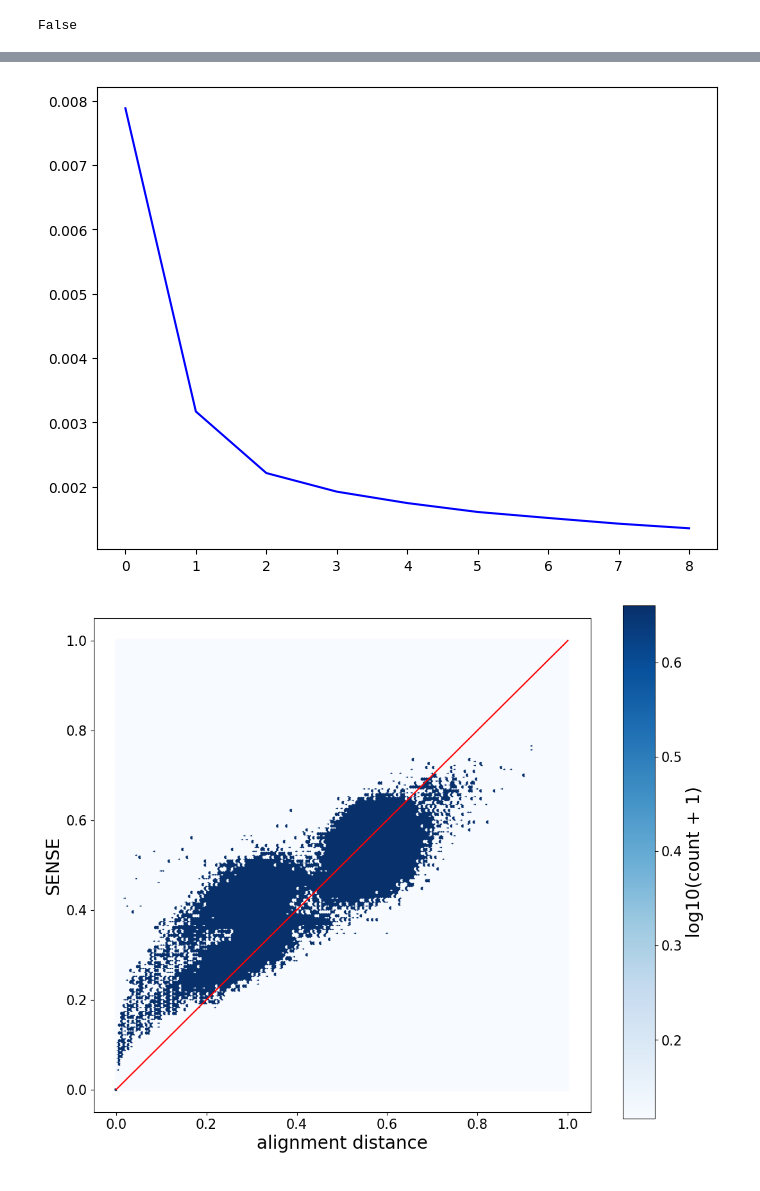
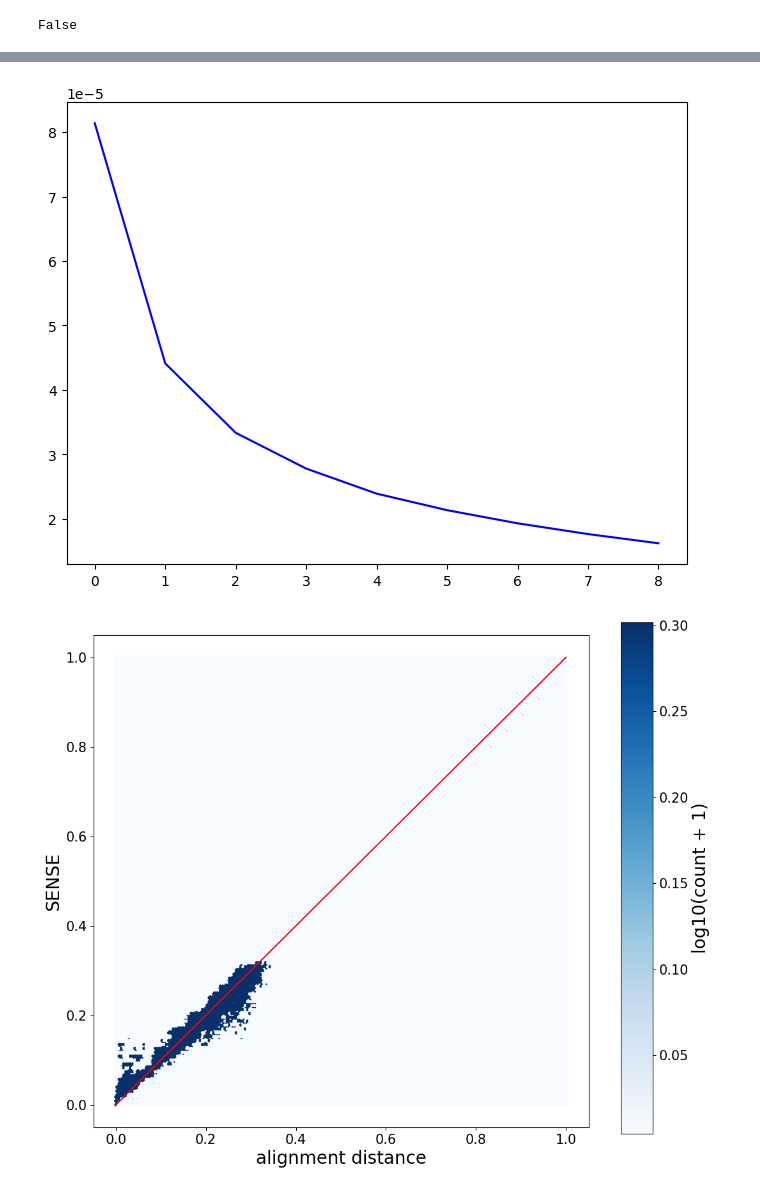
Before and after one commit to D-DiSarno/Sense_Puzzle, a Jupyter notebook: siamese_1.ipynb, the cells around one changed output, grey strips where cells are left out. Drawn from its saved outputs; the diff is of its cells as text; code cells hidden in the pictures.

```diff
--- a/siamese_1.ipynb
+++ b/siamese_1.ipynb
@@ -28,16 +29,16 @@ torch.manual_seed(SEED)
 if CUDA_FLAG:
     torch.cuda.manual_seed(SEED)
 
-SEQ_LEN = 280
-EMBEDDING_LEN = 140
-NUM_TRAINING_PAIRS = 20 * 500
+SEQ_LEN =465#provare 100
+EMBEDDING_LEN = 120#50
+NUM_TRAINING_PAIRS = 50 * 500
 NUM_EPOCH = 10
 LEARNING_RATE = 1e-4
 BATCH_SIZE = 100
 
 class Config():
-    train_data_fp = './converted/pair_shuffle.fa'
-    train_target_fp = './converted/dist_shuffle.txt'
+    train_data_fp = './demo/pair_shuffle.fa'
+    train_target_fp = './demo/dist_shuffle.txt'
     train_num_example = NUM_TRAINING_PAIRS
     train_batch_size = BATCH_SIZE
     num_epoch = NUM_EPOCH
@@ -95,24 +96,7 @@ class SiameseNetwork(nn.Module):
         maxout, minout = self.maxminout(embedding1, embedding2)
         return maxout, minout
 
-    """
-    #DEVE USARE MEMORIA DI MODELLO E STAMPARE TRATTINI
-    def align_sequences(self, seq1, seq2):
-        seq1_str = seq1_input
-        seq2_str = seq2_input
 
-        alignments = pairwise2.align.globalxx(seq1_str, seq2_str, one_alignment_only=True)
-        aligned_sequence = alignments[0][0]
-        alignment_score = alignments[0].score / len(aligned_sequence)
-
-        # Converte la sequenza allineata in un vettore di one-hot
-        aligned_sequence_tensor = torch.zeros((4, len(aligned_sequence)))
-        for i, c in enumerate(aligned_sequence):
-            if c in "ATCG":
-                aligned_sequence_tensor["ATCG".index(c), i] = 1.0
-
-        return aligned_sequence_tensor, alignment_score
-    """
 
     def align_sequences(self, seq1_embedding, seq2_embedding):
         maxout, minout = self.maxminout(seq1_embedding, seq2_embedding)
@@ -288,7 +270,7 @@ def plot_loss():
     plt.plot(train_loss_hist[1:], 'b')
 plot_loss()
 # %% [output]
-[figure, old version]
+[figure, new version]
 # %%
 def jaccard_dist(embedding1, embedding2):
     return 1 - np.sum(np.minimum(embedding1, embedding2)) / np.sum(np.maximum(embedding1, embedding2))
@@ -349,12 +331,12 @@ def my_plot(align_dist_df, x_dist_df, save_fp):
 # %%
 # evaluation
 NUM_EVAL_N = 500 # number of eval pairs is N*(N-1)/2
-pair_dist('./converted/eval.fa', NUM_EVAL_N, './converted/embeddings.txt', './converted/embeddings_dist.txt')
-nw_df = pd.read_csv('./converted/eval_dist.txt', sep='\t', header=None)
-my_df = pd.read_csv('./converted/embeddings_dist.txt', sep='\t', header=None)
-my_plot(nw_df, my_df, save_fp='./converted/demo.png')
+pair_dist('./demo/eval.fa', NUM_EVAL_N, './demo/embeddings.txt', './demo/embeddings_dist.txt')
+nw_df = pd.read_csv('./demo/eval_dist.txt', sep='\t', header=None)
+my_df = pd.read_csv('./demo/embeddings_dist.txt', sep='\t', header=None)
+my_plot(nw_df, my_df, save_fp='./demo/demo.png')
 # %% [output]
-[figure, old version]
+[figure, new version]
 # %%
 def tensor_to_atcg(tensor):
     atcg = "ATCG"
```
Also changed, not shown: parts of 14 cells of this notebook, 41 other files.
